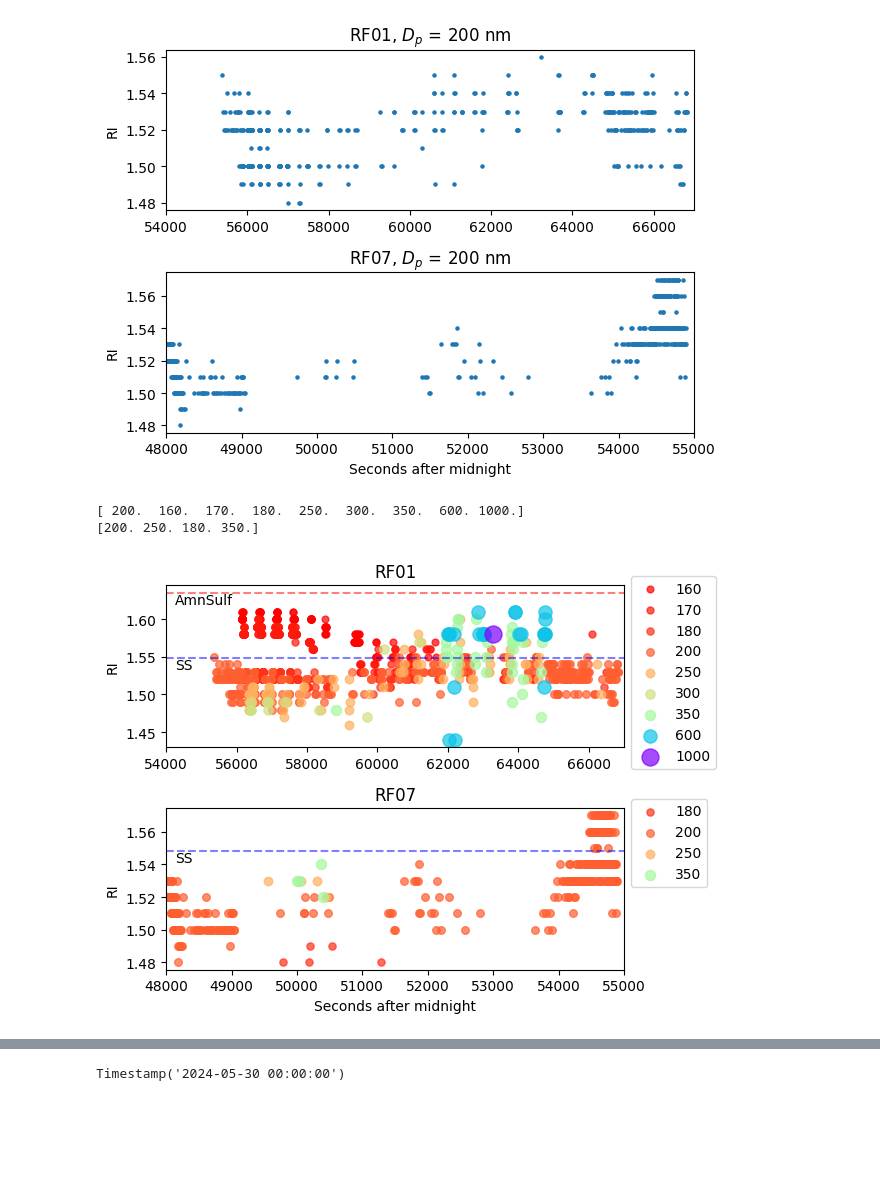
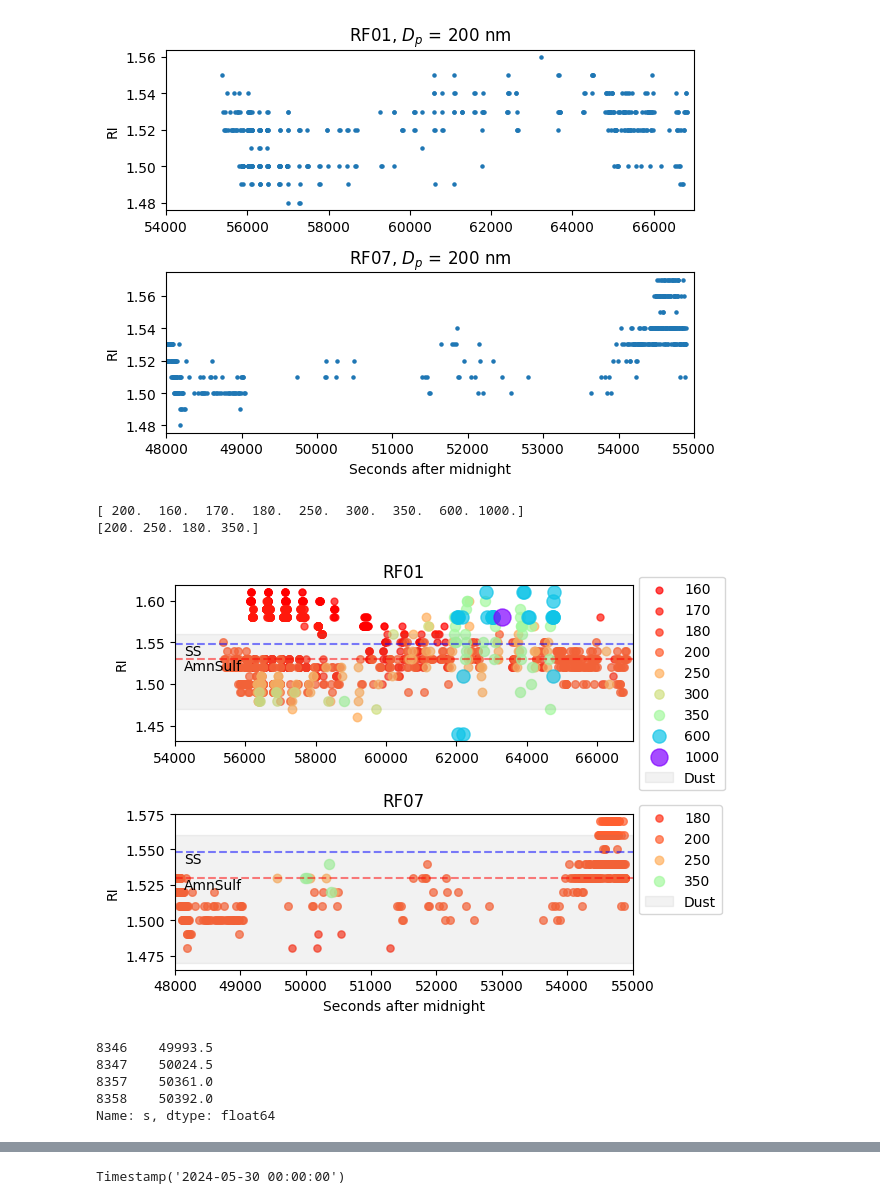
Before and after one commit to csoloff/ARCSIX_DASH_RI, a Jupyter notebook: scripts/02_investigate.ipynb, the cells around one changed output, grey strips where cells are left out. Drawn from its saved outputs; the diff is of its cells as text; code cells hidden in the pictures; blank space fills up the shorter version.

Commit message:
added to plot

```diff
--- a/scripts/02_investigate.ipynb
+++ b/scripts/02_investigate.ipynb
@@ -314,39 +316,53 @@ for i in range(2):
     di = ds[i].copy()#ds[i][ds[i].Dp==200].copy()
 
     # Convert Time_Mid to seconds after midnight
     di['s'] = (di.Time_Mid - di.Time_Mid.dt.normalize()).dt.total_seconds()
     di = di[(di['s'] > lims[i][0]) & (di['s'] < lims[i][1])]
 
      # Create a colormap
     cmap = mpl.colormaps.get_cmap('rainbow_r')  # You can choose any colormap you like
     norm = LogNorm(vmin=160, vmax=1000)
     lab = ['SS', 'AmnSulf']
-    ris = [1.5484, 1.635]
+    ris = [1.5484, 1.530]
     cs = ['blue', 'red']
-    if i == 0:
-        samps = 2
-    else:
-        samps = 1
+    samps = 2
     for j in range(samps):
         ax.text(x=(lims[i][1]-lims[i][0])*.02+lims[i][0], y=ris[j], s=lab[j],
                 va='top', ha='left')
         ax.axhline(ris[j], alpha=0.5, ls='--', color=cs[j])
+
+
+
+
     print(di['Dp'].unique())
     for dp in sorted(di['Dp'].unique()):
         dj = di[di.Dp==dp].copy()
         # Plot with seconds after midnight on the x-axis
         ax.scatter(dj.s, dj.RI, s=(dp/200)*2*15, color=cmap(norm(dp)), label = int(dp), alpha=0.7)
+
+    d_ris = [1.47,1.56]
+    # Shade the region between the two horizontal lines
+    ax.fill_between(lims[i], 1.47,1.56, color='gray', alpha=.1, label='Dust')
+
     ax.set_xlim(lims[i])
     ax.set_ylabel('RI')
     ax.legend(bbox_to_anchor=(1, 1.1))
     ax.set_title(['RF01', 'RF07'][i])
 axes[1].set_xlabel('Seconds after midnight')
 fig.tight_layout()
 fig.savefig('../figures/RI_case_study_all_dp.png', dpi=300, bbox_inches='tight')
 # %% [output]
 [ 200.  160.  170.  180.  250.  300.  350.  600. 1000.]
 [200. 250. 180. 350.]
-[figure, old version]
+[figure, new version]
+# %%
+dj.s
+# %% [output]
+8346    49993.5
+8347    50024.5
+8357    50361.0
+8358    50392.0
+Name: s, dtype: float64
 # %%
 di['s']
 # %% [output]
```
Also changed, not shown: parts of 3 cells of this notebook.
